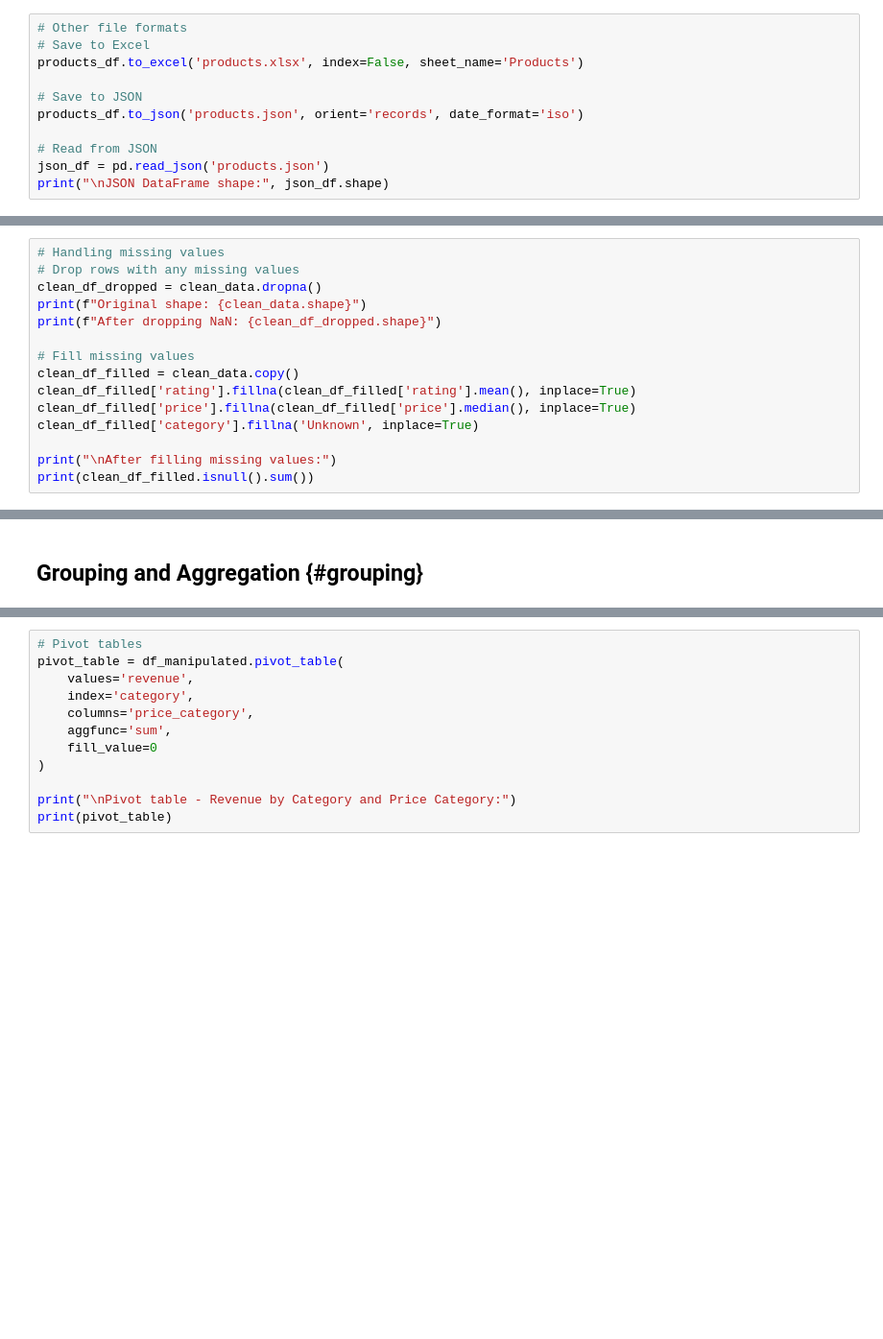
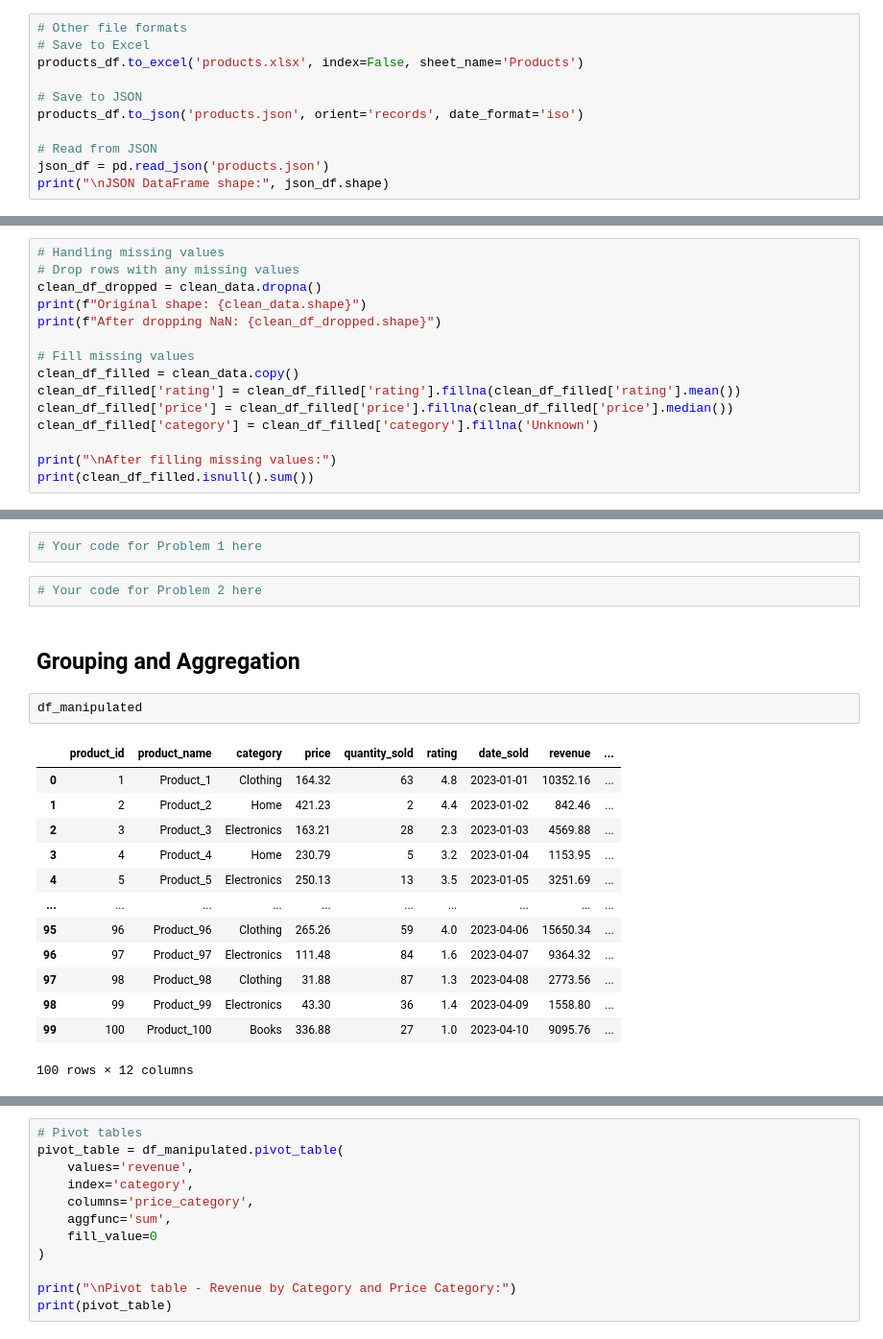
Before and after one commit to brett-van-tussler/brett-van-tussler.github.io, a Jupyter notebook: docs/applied_concepts/general_computer_science/pandas_practice.ipynb, the cells around one changed output, grey strips where cells are left out. Shown at 96% size. Cells and saved outputs as stored; diff of their text form; blank space fills up the shorter version.

Commit message:
Practice problems modified

```diff
--- a/docs/applied_concepts/general_computer_science/pandas_practice.ipynb
+++ b/docs/applied_concepts/general_computer_science/pandas_practice.ipynb
@@ -196,9 +340,9 @@ print(f"After dropping NaN: {clean_df_dropped.shape}")
 
 # Fill missing values
 clean_df_filled = clean_data.copy()
-clean_df_filled['rating'].fillna(clean_df_filled['rating'].mean(), inplace=True)
-clean_df_filled['price'].fillna(clean_df_filled['price'].median(), inplace=True)
-clean_df_filled['category'].fillna('Unknown', inplace=True)
+clean_df_filled['rating'] = clean_df_filled['rating'].fillna(clean_df_filled['rating'].mean())
+clean_df_filled['price'] = clean_df_filled['price'].fillna(clean_df_filled['price'].median())
+clean_df_filled['category'] = clean_df_filled['category'].fillna('Unknown')
 
 print("\nAfter filling missing values:")
 print(clean_df_filled.isnull().sum())
@@ -248,5 +580,25 @@ print(df_manipulated[['product_name', 'product_name_upper', 'product_name_length
+# %%
+# Your code for Problem 1 here
+# %%
+# Your code for Problem 2 here
 # %% [markdown]
-## Grouping and Aggregation {#grouping}
+## Grouping and Aggregation
+# %%
+df_manipulated
+# %% [output]
+|  | product_id | product_name | category | price | quantity_sold | rating | date_sold | revenue | ... |
+| 0 | 1 | Product_1 | Clothing | 164.32 | 63 | 4.8 | 2023-01-01 | 10352.16 | ... |
+| 1 | 2 | Product_2 | Home | 421.23 | 2 | 4.4 | 2023-01-02 | 842.46 | ... |
+| 2 | 3 | Product_3 | Electronics | 163.21 | 28 | 2.3 | 2023-01-03 | 4569.88 | ... |
+| 3 | 4 | Product_4 | Home | 230.79 | 5 | 3.2 | 2023-01-04 | 1153.95 | ... |
+| 4 | 5 | Product_5 | Electronics | 250.13 | 13 | 3.5 | 2023-01-05 | 3251.69 | ... |
+| ... | ... | ... | ... | ... | ... | ... | ... | ... | ... |
+| 95 | 96 | Product_96 | Clothing | 265.26 | 59 | 4.0 | 2023-04-06 | 15650.34 | ... |
+| 96 | 97 | Product_97 | Electronics | 111.48 | 84 | 1.6 | 2023-04-07 | 9364.32 | ... |
+| 97 | 98 | Product_98 | Clothing | 31.88 | 87 | 1.3 | 2023-04-08 | 2773.56 | ... |
+| 98 | 99 | Product_99 | Electronics | 43.30 | 36 | 1.4 | 2023-04-09 | 1558.80 | ... |
+| 99 | 100 | Product_100 | Books | 336.88 | 27 | 1.0 | 2023-04-10 | 9095.76 | ... |
+100 rows × 12 columns
 # %%
 # Group by category
 category_stats = df_manipulated.groupby('category').agg({
```
Also changed, not shown: parts of 61 cells of this notebook, 1 other file.
